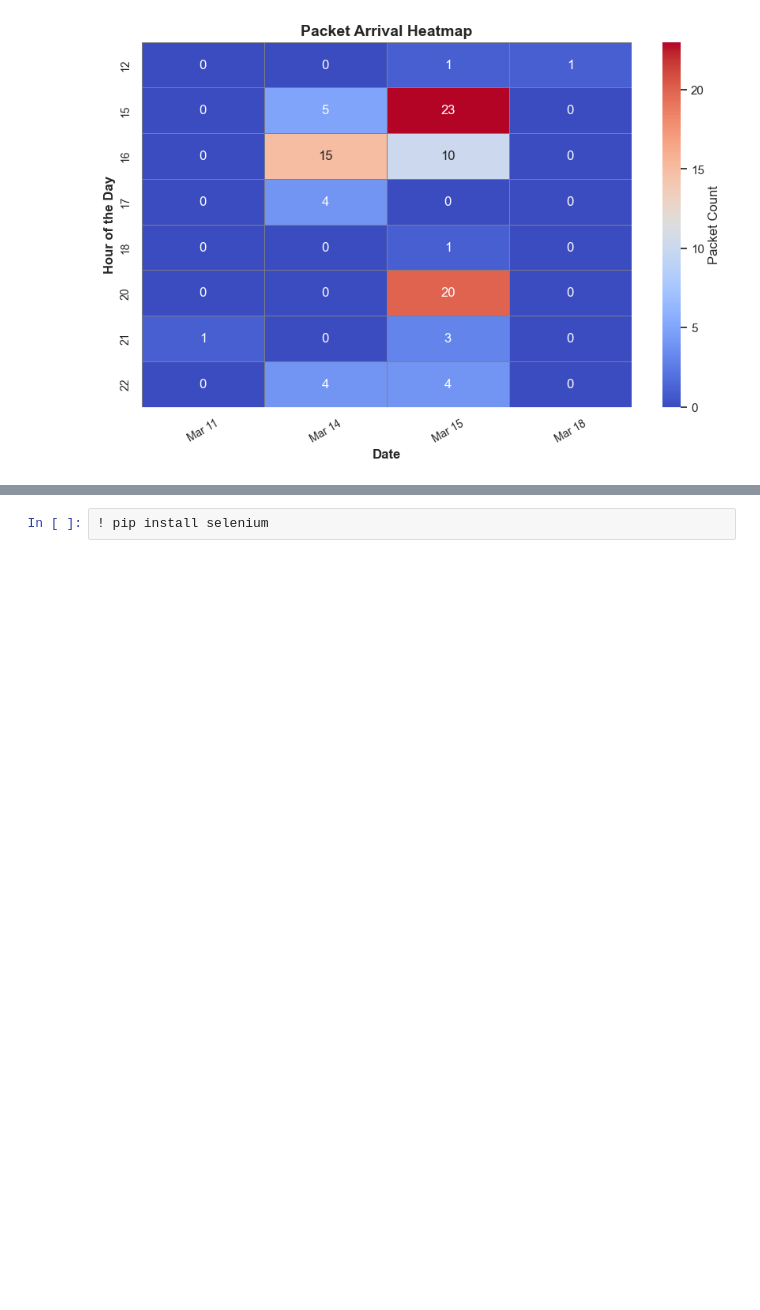
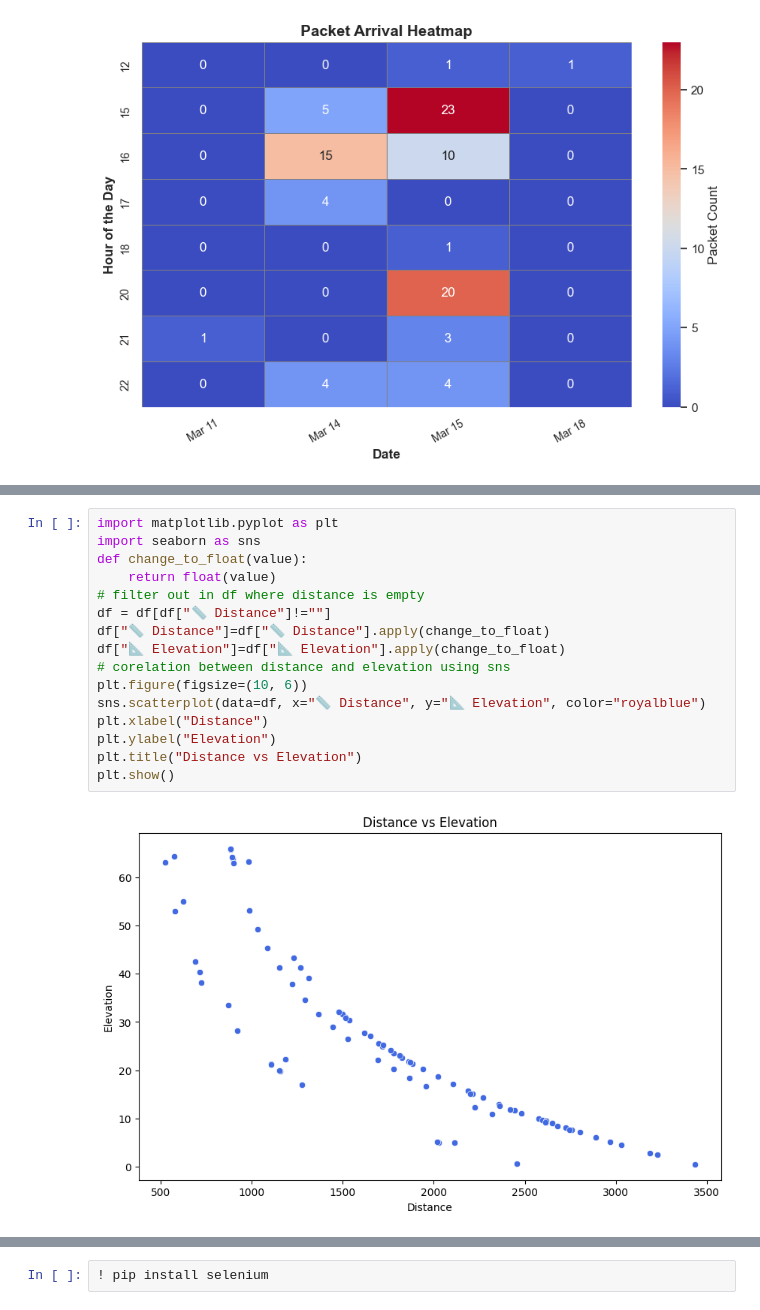
Before and after one commit to shawal-mbalire/tiny_gs, a Jupyter notebook: data_analysis/analyse.ipynb, the cells around one changed output, grey strips where cells are left out. Cells and saved outputs as stored; diff of their text form; blank space fills up the shorter version.

```diff
--- a/data_analysis/analyse.ipynb
+++ b/data_analysis/analyse.ipynb
@@ -307,0 +345,18 @@ plt.show()
+# %%
+import matplotlib.pyplot as plt
+import seaborn as sns
+def change_to_float(value):
+    return float(value)
+# filter out in df where distance is empty
+df = df[df["📏 Distance"]!=""]
+df["📏 Distance"]=df["📏 Distance"].apply(change_to_float)
+df["📐 Elevation"]=df["📐 Elevation"].apply(change_to_float)
+# corelation between distance and elevation using sns
+plt.figure(figsize=(10, 6))
+sns.scatterplot(data=df, x="📏 Distance", y="📐 Elevation", color="royalblue")
+plt.xlabel("Distance")
+plt.ylabel("Elevation")
+plt.title("Distance vs Elevation")
+plt.show()
+# %% [output]
+[figure, added]
```
Also changed, not shown: parts of 6 cells of this notebook, 9 other files.
